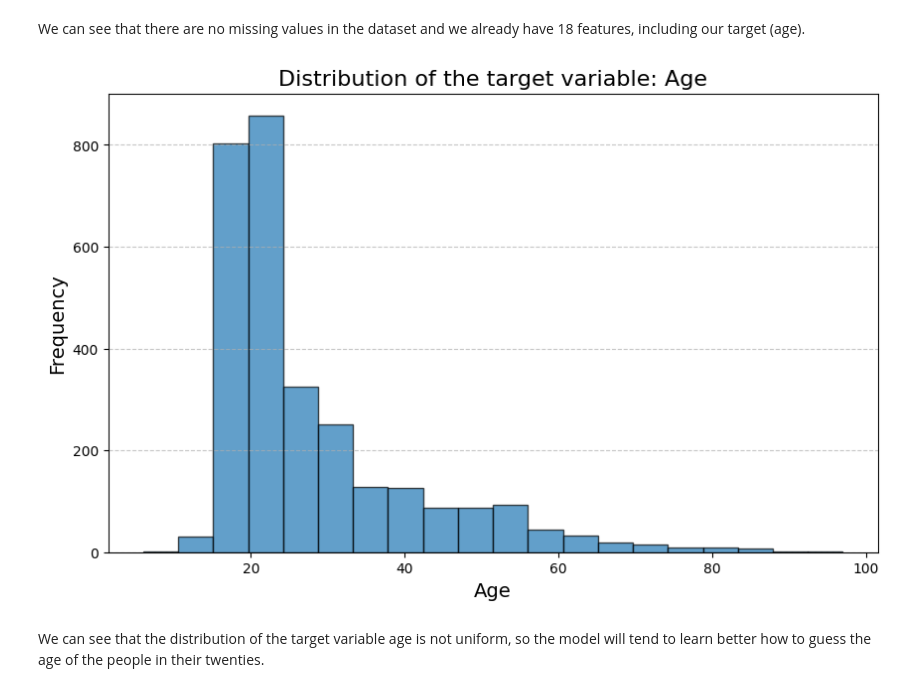
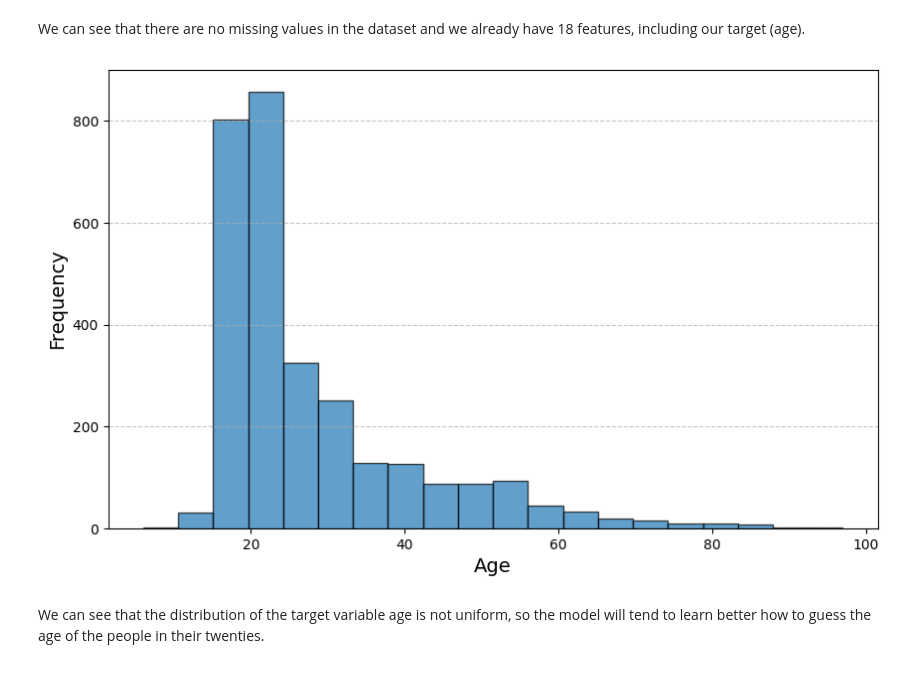
Before and after one commit to CarlaFinocchiaro/Age-Estimation, a Jupyter notebook: progetto_9_770.ipynb, the cells around one changed output. Drawn from its saved outputs; the diff is of its cells as text; code cells hidden in the pictures.

```diff
--- a/progetto_9_770.ipynb
+++ b/progetto_9_770.ipynb
@@ -72,13 +72,12 @@ We can see that there are no missing values in the dataset and we already have 1
 # %%
 plt.figure(figsize=(10, 6))
 plt.hist(dev_df['age'], bins=20, edgecolor='black', alpha=0.7)
-plt.title('Distribution of the target variable: Age', fontsize=16)
 plt.xlabel('Age', fontsize=14)
 plt.ylabel('Frequency', fontsize=14)
 plt.grid(axis='y', linestyle='--', alpha=0.7)
 plt.show()
 # %% [output]
-[figure, old version]
+[figure, new version]
 # %% [markdown]
 We can see that the distribution of the target variable age is not uniform, so the model will tend to learn better how to guess the age of the people in their twenties.
 # %% [markdown]
```
Also changed, not shown: parts of 6 cells of this notebook.
